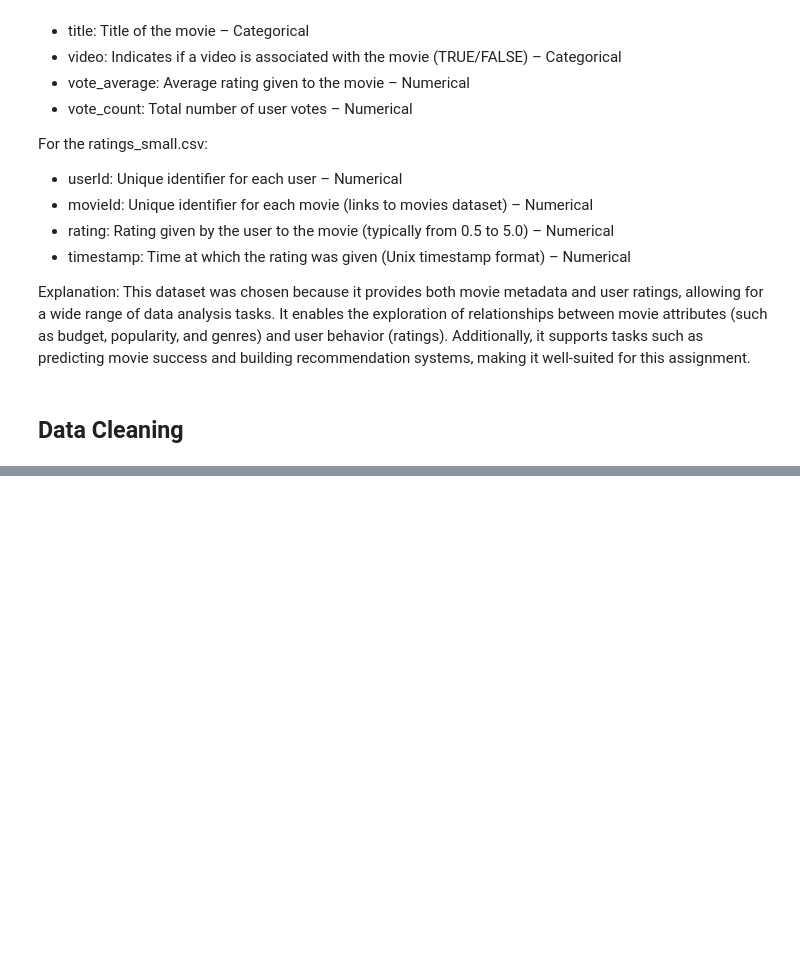
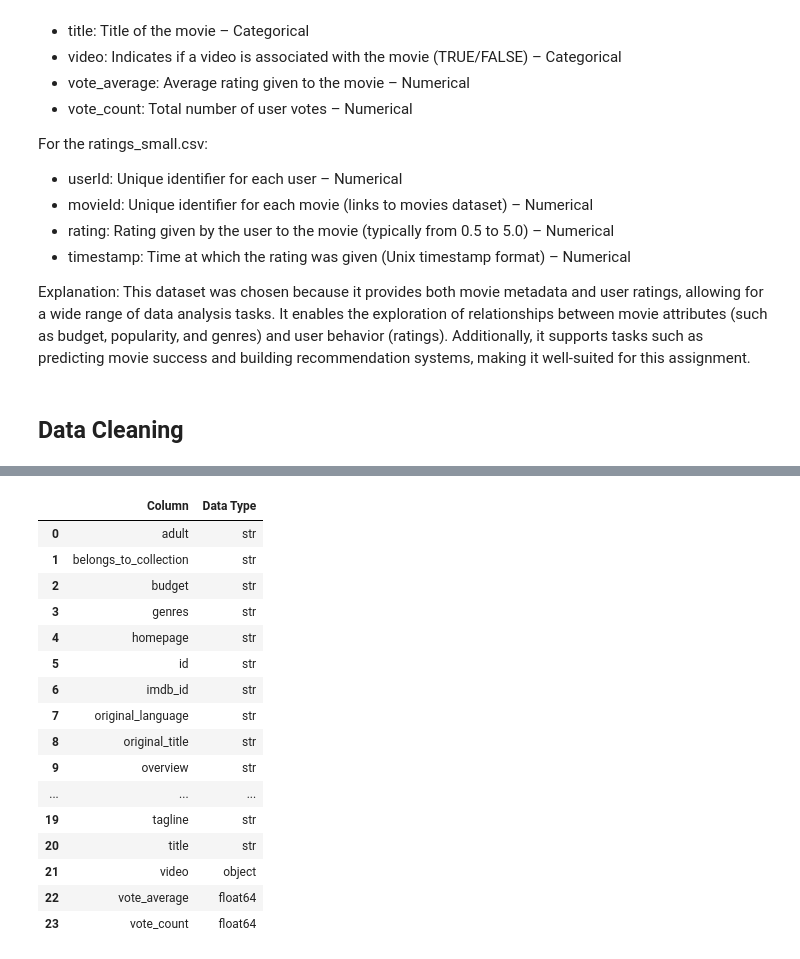
Before and after one commit to gabrielzohrob/CSI-4142---Assignment-4, a Jupyter notebook: CSI4142-Assignment4.ipynb, the cells around one changed output, grey strips where cells are left out. Cells and saved outputs as stored; diff of their text form; code cells hidden in the pictures; blank space fills up the shorter version.

Commit message:
worked on data cleaning

```diff
--- a/CSI4142-Assignment4.ipynb
+++ b/CSI4142-Assignment4.ipynb
@@ -77,11 +77,10 @@ pd.set_option("display.max_colwidth", 200)
 # ===============================
 # Load datasets
 # ===============================
+movies_url = "https://raw.githubusercontent.com/gabrielzohrob/CSI-4142---Assignment-4/refs/heads/main/movies_metadata.csv"
+ratings_url = "https://raw.githubusercontent.com/gabrielzohrob/CSI-4142---Assignment-4/refs/heads/main/ratings_small.csv"
 
-movies_url = "https://github.com/gabrielzohrob/CSI-4142---Assignment-4/raw/main/movies_metadata.csv"
-ratings_url = "https://github.com/gabrielzohrob/CSI-4142---Assignment-4/raw/main/ratings_small.csv"
-
-movies = pd.read_csv(movies_url, low_memory=False) #read entire column first and then decide
+movies = pd.read_csv(movies_url, low_memory=False)
 ratings = pd.read_csv(ratings_url)
 
 print("movies_metadata shape:", movies.shape)
@@ -104,0 +128,28 @@ display(ratings.head())
+# %%
+# ===============================
+# Inspect data types
+# ===============================
+dtypes_table = pd.DataFrame({
+    "Column": movies.columns,
+    "Data Type": movies.dtypes.values
+})
+
+dtypes_table
+# %% [output]
+|  | Column | Data Type |
+| 0 | adult | str |
+| 1 | belongs_to_collection | str |
+| 2 | budget | str |
+| 3 | genres | str |
+| 4 | homepage | str |
+| 5 | id | str |
+| 6 | imdb_id | str |
+| 7 | original_language | str |
+| 8 | original_title | str |
+| 9 | overview | str |
+| ... | ... | ... |
+| 19 | tagline | str |
+| 20 | title | str |
+| 21 | video | object |
+| 22 | vote_average | float64 |
+| 23 | vote_count | float64 |
```
Also changed, not shown: parts of 6 cells of this notebook.
